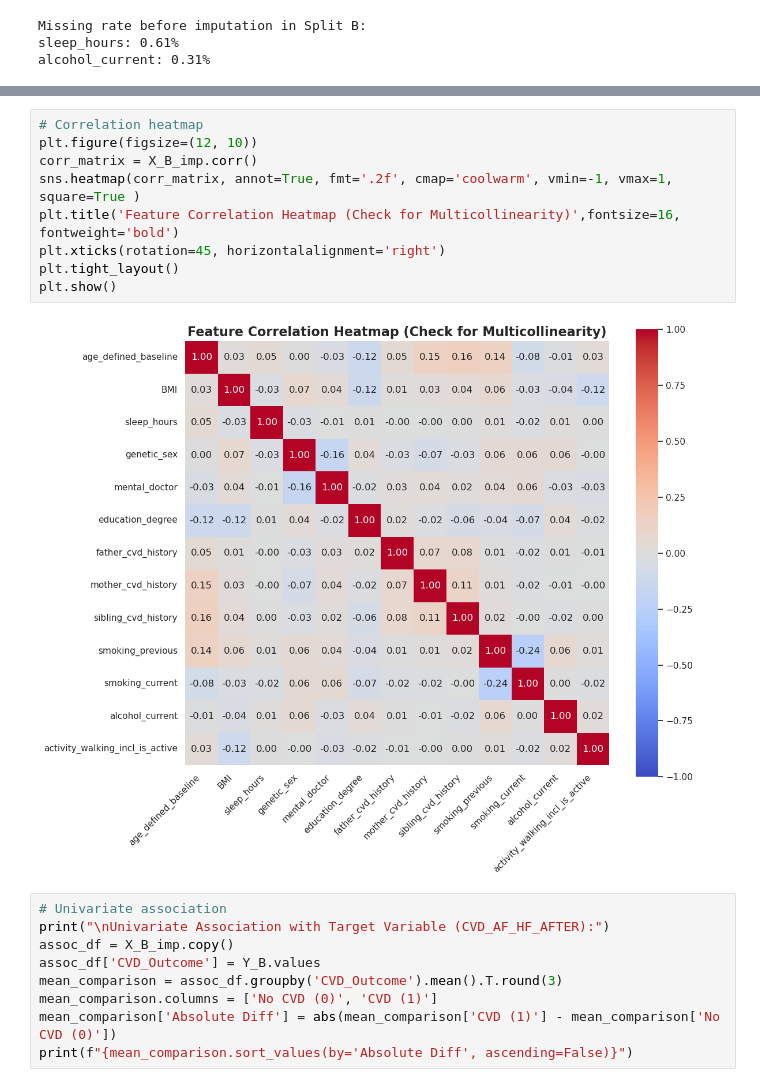
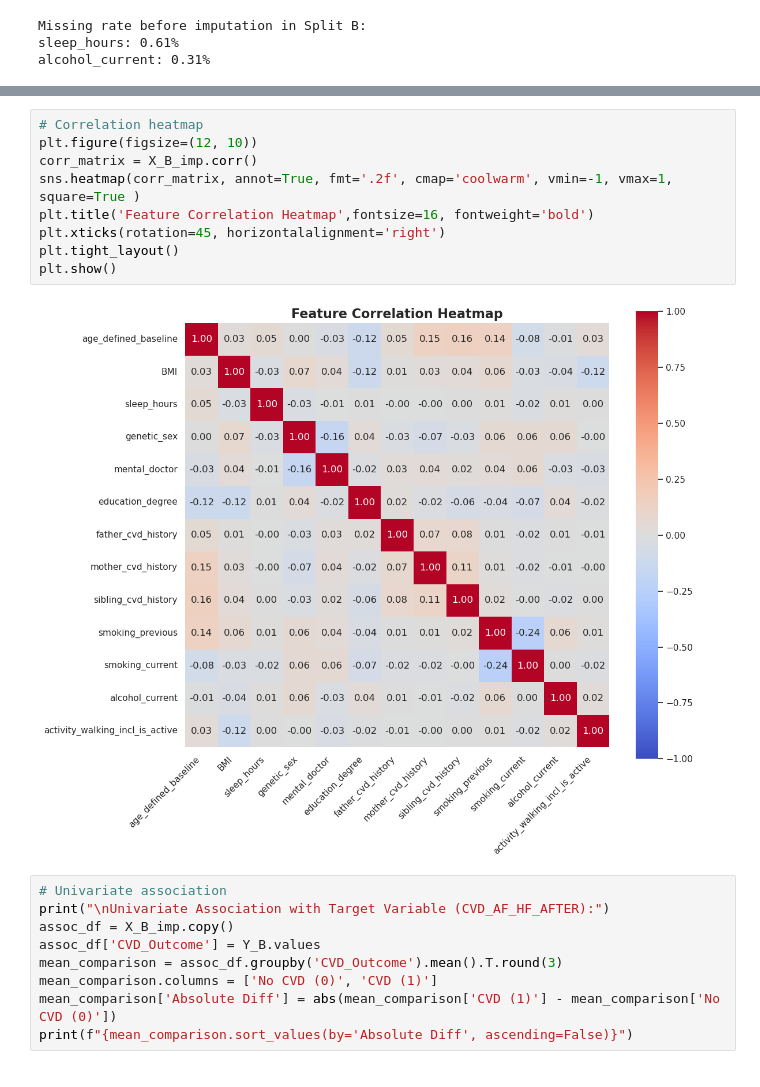
Before and after one commit to jialezhao666/Project-30---Causal-Modeling-of-Lifestyle-Factors-for-CVD-Risk-Prediction, a Jupyter notebook: baseline_model_training.ipynb, the cells around one changed output, grey strips where cells are left out. Saved outputs shown, nothing was run; the diff lists cells and outputs as text.

```diff
--- a/baseline_model_training.ipynb
+++ b/baseline_model_training.ipynb
@@ -103,14 +141,14 @@ plt.show()
 # %%
 # Correlation heatmap
 plt.figure(figsize=(12, 10))
 corr_matrix = X_B_imp.corr()
 sns.heatmap(corr_matrix, annot=True, fmt='.2f', cmap='coolwarm', vmin=-1, vmax=1, square=True )
-plt.title('Feature Correlation Heatmap (Check for Multicollinearity)',fontsize=16, fontweight='bold')
+plt.title('Feature Correlation Heatmap',fontsize=16, fontweight='bold')
 plt.xticks(rotation=45, horizontalalignment='right')
 plt.tight_layout()
 plt.show()
 # %% [output]
-[figure, old version]
+[figure, new version]
 # %%
 # Univariate association
 print("\nUnivariate Association with Target Variable (CVD_AF_HF_AFTER):")
```
Also changed, not shown: parts of 3 cells of this notebook, 1 other file.
